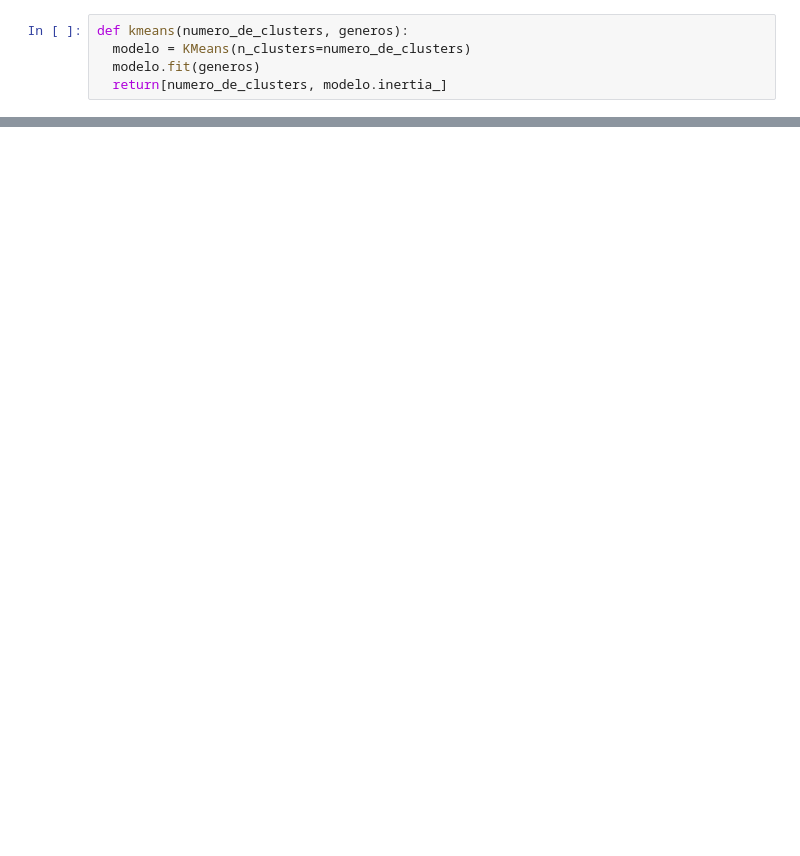
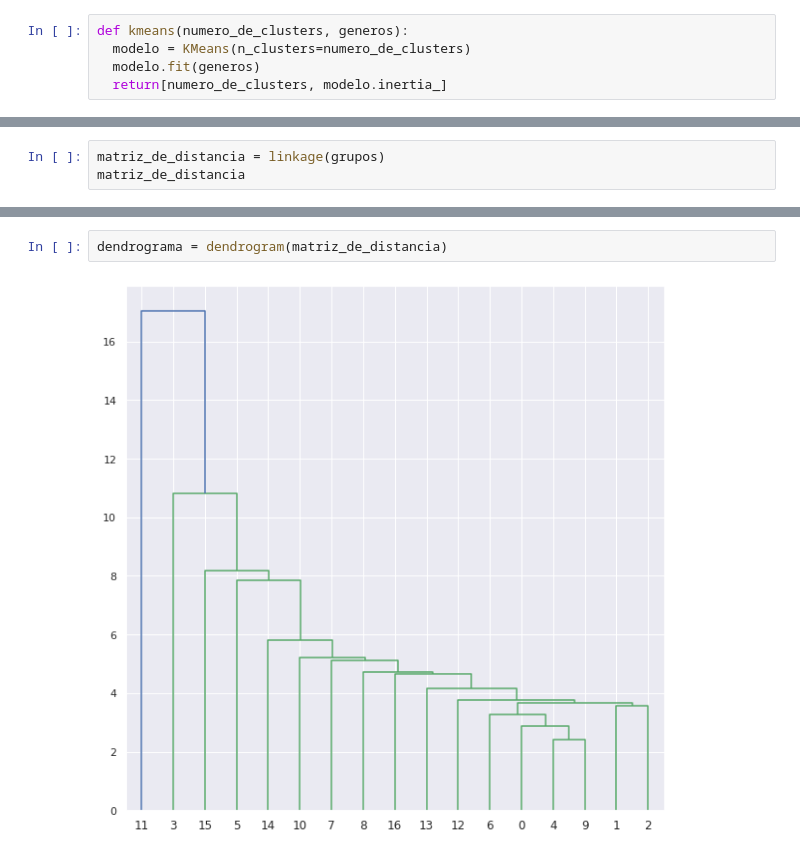
Before and after one commit to samusolva/aprendizado_nao_supervisionado, a Jupyter notebook: filmes.ipynb, the cells around one changed output, grey strips where cells are left out. Cells and saved outputs as stored; diff of their text form; blank space fills up the shorter version.

```diff
--- a/filmes.ipynb
+++ b/filmes.ipynb
@@ -180,0 +262,3 @@ resultado.inertia.plot()
+# %%
+matriz_de_distancia = linkage(grupos)
+matriz_de_distancia
@@ -180,0 +282,4 @@ resultado.inertia.plot()
+# %%
+dendrograma = dendrogram(matriz_de_distancia)
+# %% [output]
+[figure, added]
```
Also changed, not shown: parts of 16 cells of this notebook.
